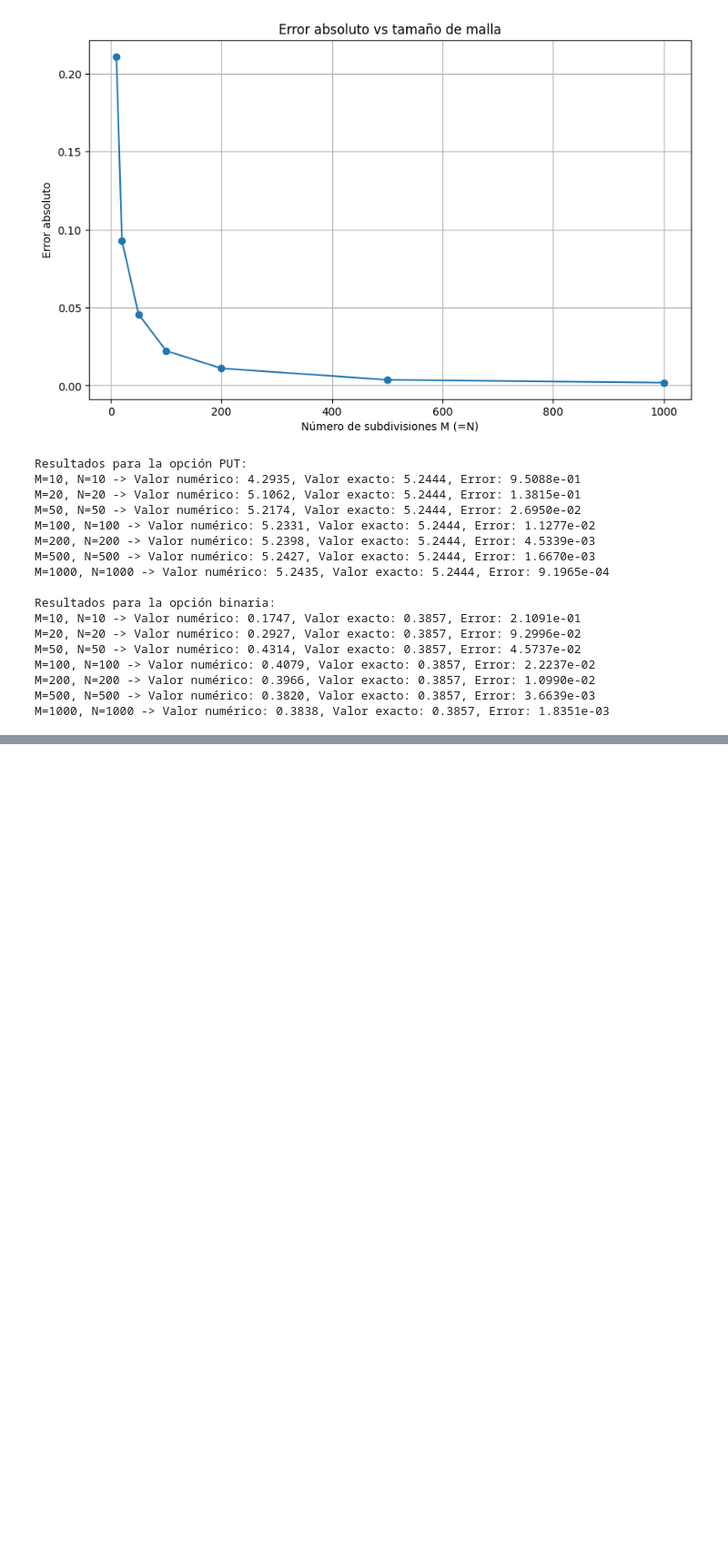
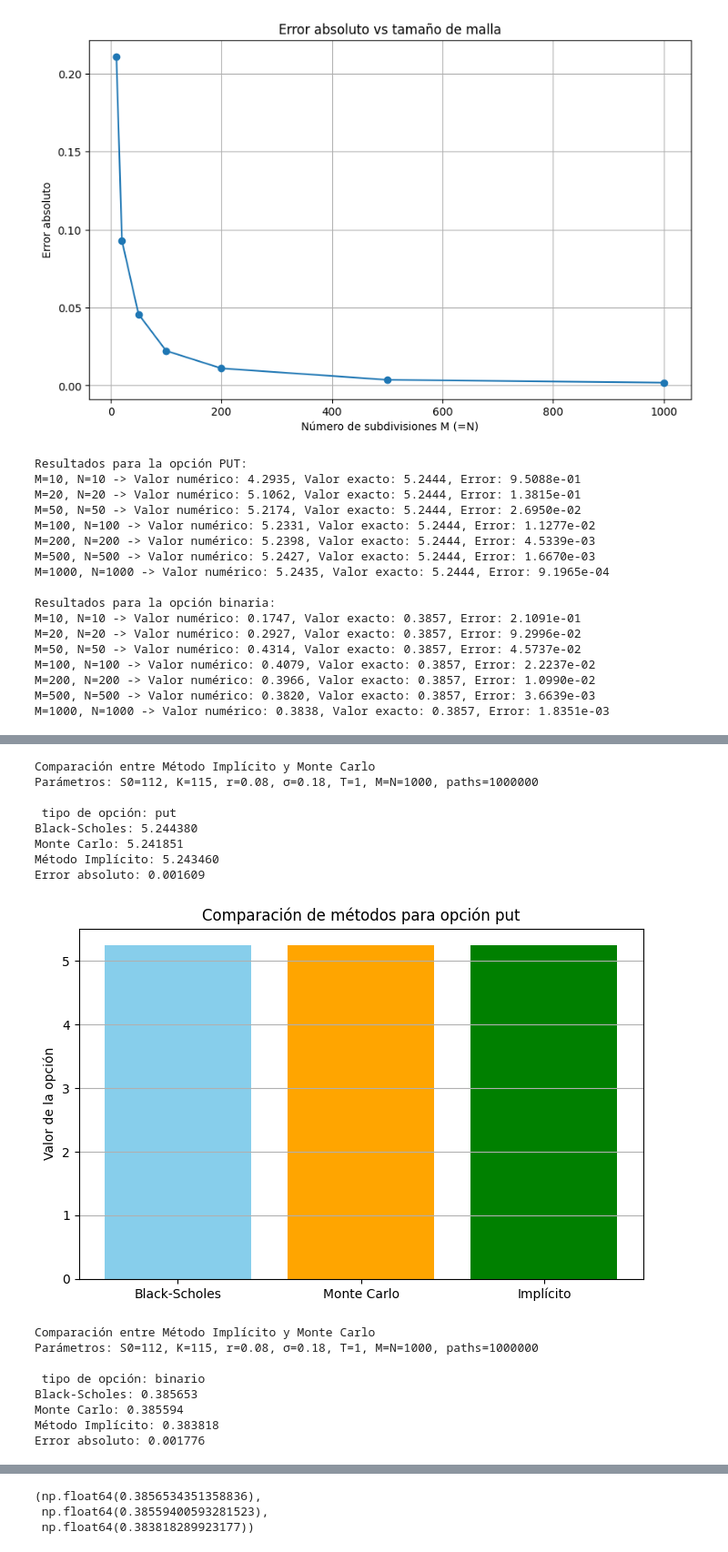
Before and after one commit to david-bazalduaa/Ecuaci-n-Diferencial-de-Black-Scholes-Merton-para-Valoraci-n-de-Opciones, a Jupyter notebook: Fase6.ipynb, the cells around one changed output, grey strips where cells are left out. Shown: that part at 91% size. Saved outputs shown, nothing was run; the diff lists cells and outputs as text; code cells hidden in the pictures; blank space fills up the shorter version.

```diff
--- a/Fase6.ipynb
+++ b/Fase6.ipynb
@@ -126,0 +133,26 @@ M=1000, N=1000 -> Valor numérico: 0.3838, Valor exacto: 0.3857, Error: 1.8351e-
+# %%
+#Utilizamos la función para comparar las soluciones
+
+#Comparamos opción PUT
+Funciones.comparar_soluciones(S0, K, r, sigma, T, valoresMN, S_max,M,N, n_paths=1000000, tipo='put')
+
+#Comparamos opción binaria
+Funciones.comparar_soluciones(S0, K, r, sigma, T, valoresMN, S_max,M,N, n_paths=1000000, tipo='binario')
+# %% [output]
+Comparación entre Método Implícito y Monte Carlo
+Parámetros: S0=112, K=115, r=0.08, σ=0.18, T=1, M=N=1000, paths=1000000
+
+ tipo de opción: put
+Black-Scholes: 5.244380
+Monte Carlo: 5.241851
+Método Implícito: 5.243460
+Error absoluto: 0.001609
+[figure, added]
+Comparación entre Método Implícito y Monte Carlo
+Parámetros: S0=112, K=115, r=0.08, σ=0.18, T=1, M=N=1000, paths=1000000
+
+ tipo de opción: binario
+Black-Scholes: 0.385653
+Monte Carlo: 0.385594
+Método Implícito: 0.383818
+Error absoluto: 0.001776
@@ -126,0 +160,3 @@ M=1000, N=1000 -> Valor numérico: 0.3838, Valor exacto: 0.3857, Error: 1.8351e-
+(np.float64(0.3856534351358836),
+ np.float64(0.38559400593281523),
+ np.float64(0.383818289923177))
```
Also changed, not shown: parts of 3 cells of this notebook, 1 other file.
